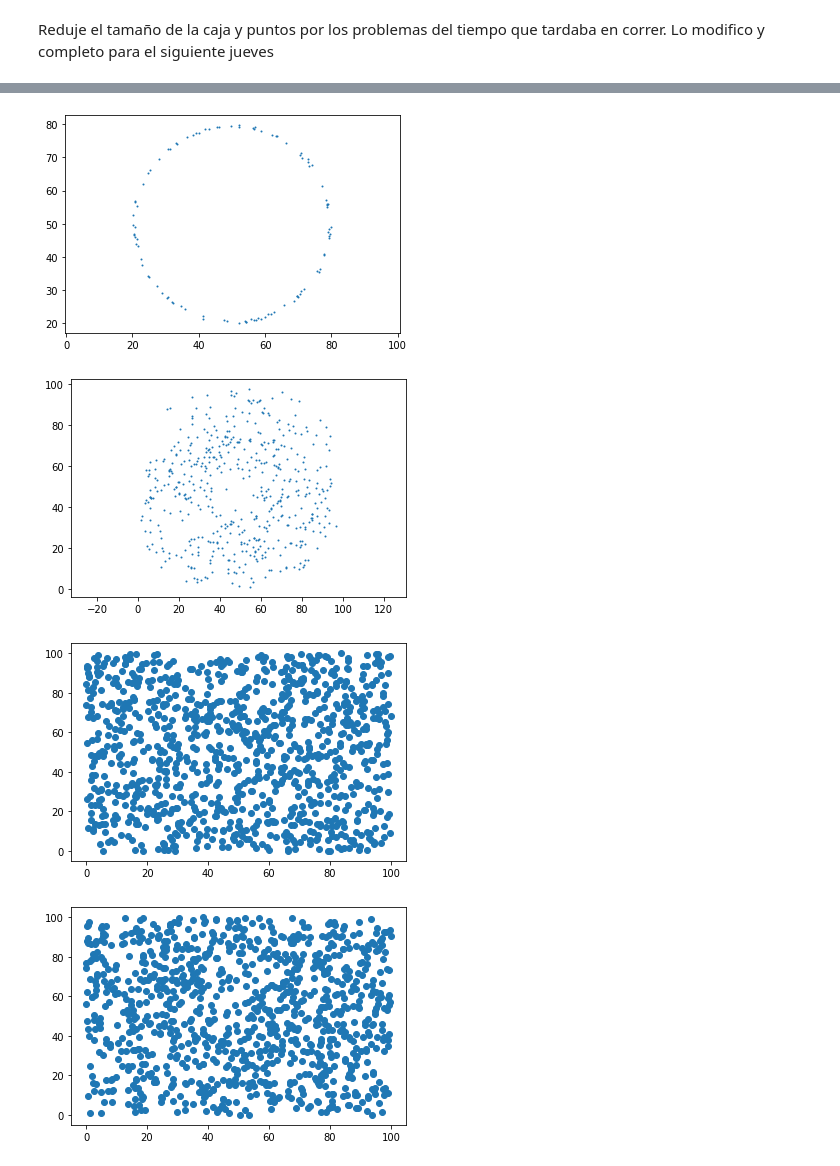
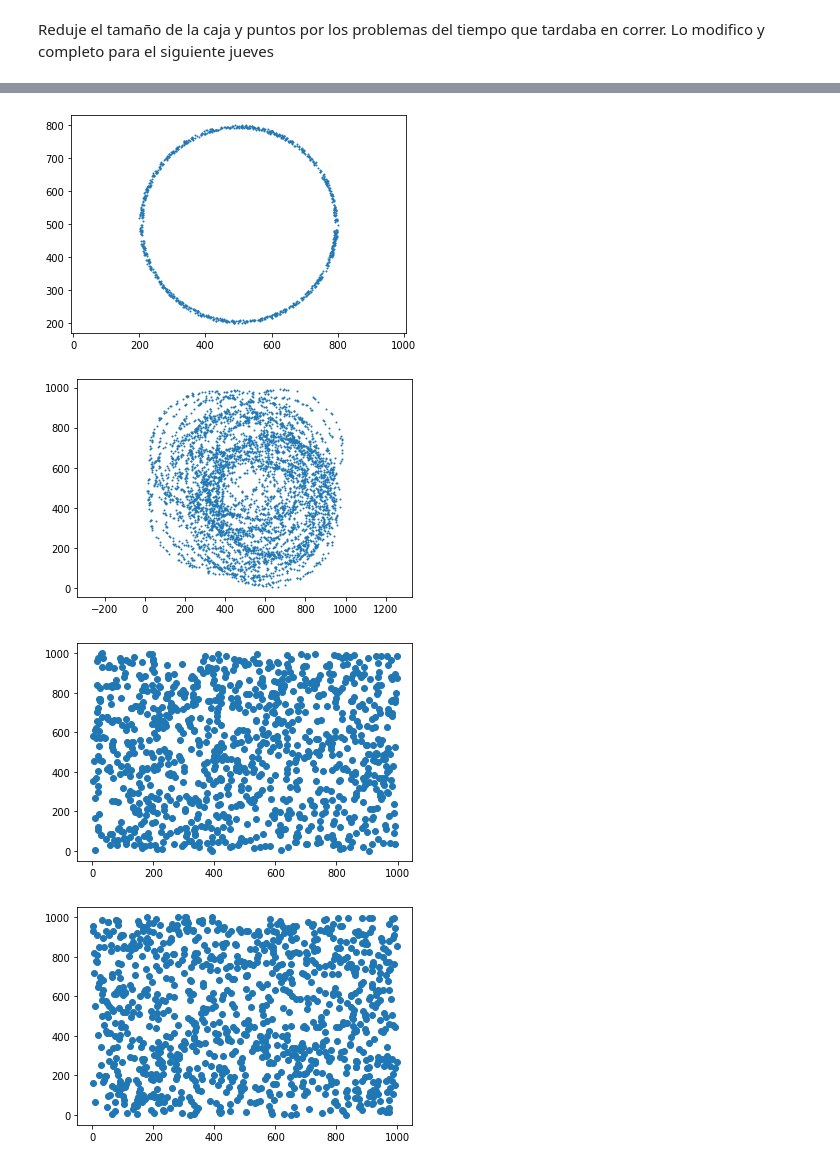
Before and after one commit to LabAvanzadoCosmo/ejercicios-FabianHdzGtz, a Jupyter notebook: Ejercicios2/Ejercicios2.ipynb, the cells around one changed output, grey strips where cells are left out. Saved outputs shown, nothing was run; the diff lists cells and outputs as text; code cells hidden in the pictures.

```diff
--- a/Ejercicios2/Ejercicios2.ipynb
+++ b/Ejercicios2/Ejercicios2.ipynb
@@ -86,37 +82,42 @@ plt.show()
 # %%
-R0=29
-Rf=30
 
-phi = np.random.uniform(0,2*np.pi,100)
-costheta =np.random.uniform(-1,1,100)
-u = np.random.uniform(R0**2,Rf**2,100)
+def Anillo(R0,Rf,N,L):
+    phi = np.random.uniform(0,2*np.pi,N)
+    costheta =np.random.uniform(-1,1,N)
+    u = np.random.uniform(R0**2,Rf**2,N)
 
-theta = np.arccos( costheta )
-r =  u**(1/2)
+    theta = np.arccos( costheta )
+    r =  u**(1/2)
 
-datos_anillo=np.zeros(shape=(N,2), dtype=float)
-datos_anillo[:,0] = r * np.cos( phi)+50
-datos_anillo[:,1] = r * np.sin( phi)+50
+    datos_anillo=np.zeros(shape=(N,2), dtype=float)
+    datos_anillo[:,0] = r * np.cos( phi)+L/2
+    datos_anillo[:,1] = r * np.sin( phi)+L/2
+    return datos_anillo
+R0=290
+Rf=300
+N=1000
+L=1000
 
+datos_anillo=Anillo(R0,Rf,N,L)
 
 plt.scatter(datos_anillo[:,0],datos_anillo[:,1], s=1)
 plt.figsize=(40,40)
 plt.axis('equal')
 plt.show()
 # %% [output]
-[figure, old version]
+[figure, new version]
 # %%
-N=10 #numero puntos por anillo
+N=100 #numero puntos por anillo
 NA=50 #numero de anillos
-R0=29 #radio interior
-Rf=30 #radio exterior
+R0=290 #radio interior
+Rf=300 #radio exterior
 
 datos_anillos=np.zeros(shape=(N*NA,2), dtype=float)
 x=[]
 y=[]
 for i in range(NA):
-    x0=np.random.uniform(30,70)
-    y0=np.random.uniform(30,70)
+    x0=np.random.uniform(300,700)
+    y0=np.random.uniform(300,700)
     phi = np.random.uniform(0,2*np.pi,N)
     costheta =np.random.uniform(-1,1,N)
     u = np.random.uniform(R0**2,Rf**2,N)
@@ -136,38 +137,29 @@ plt.figsize=(40,40)
 plt.axis('equal')
 plt.show()
 # %% [output]
-[figure, old version]
+[figure, new version]
 # %%
-L=100.0
 
+def Dat_random(N,L):
+    datos_random= np.zeros(shape=(N,2), dtype=float)
+    datos_random[:,0]=np.random.uniform(0.0,L ,N)
+    datos_random[:,1] = np.random.uniform(0.0,L ,N)
+    return datos_random
+N=1000
+L=1000
 
-M=1000
-datos_random= np.zeros(shape=(M,2), dtype=float)
-datos_random[:,0]=np.random.uniform(0.0,L ,M)
-datos_random[:,1] = np.random.uniform(0.0,L ,M)
+datos_random=Dat_random(N,L)
 ax = plt.axes()
 ax.scatter(datos_random[:,0], datos_random[:,1]);
 plt.show()
 
 
-M=1000
-datos_random2= np.zeros(shape=(M,2), dtype=float)
-datos_random2[:,0]=np.random.uniform(0.0,L ,M)
-datos_random2[:,1] = np.random.uniform(0.0,L ,M)
+
+datos_random2=Dat_random(N,L)
 ax = plt.axes()
 ax.scatter(datos_random2[:,0], datos_random2[:,1]);
 plt.show()
-
-
-#RR2=DD(M,L,r,num_bins)
-
-#fig = plt.figure()
-#ax = fig.add_axes([0,0,1,1])
-#langs = np.arange(num_bins)
-
-#ax.bar(langs,RR2, width = 0.8)
-#plt.show()
 # %% [output]
-[figure, old version]
+[figure, new version]
-[figure, old version]
+[figure, new version]
 # %%
```
Also changed, not shown: parts of 10 cells of this notebook.
